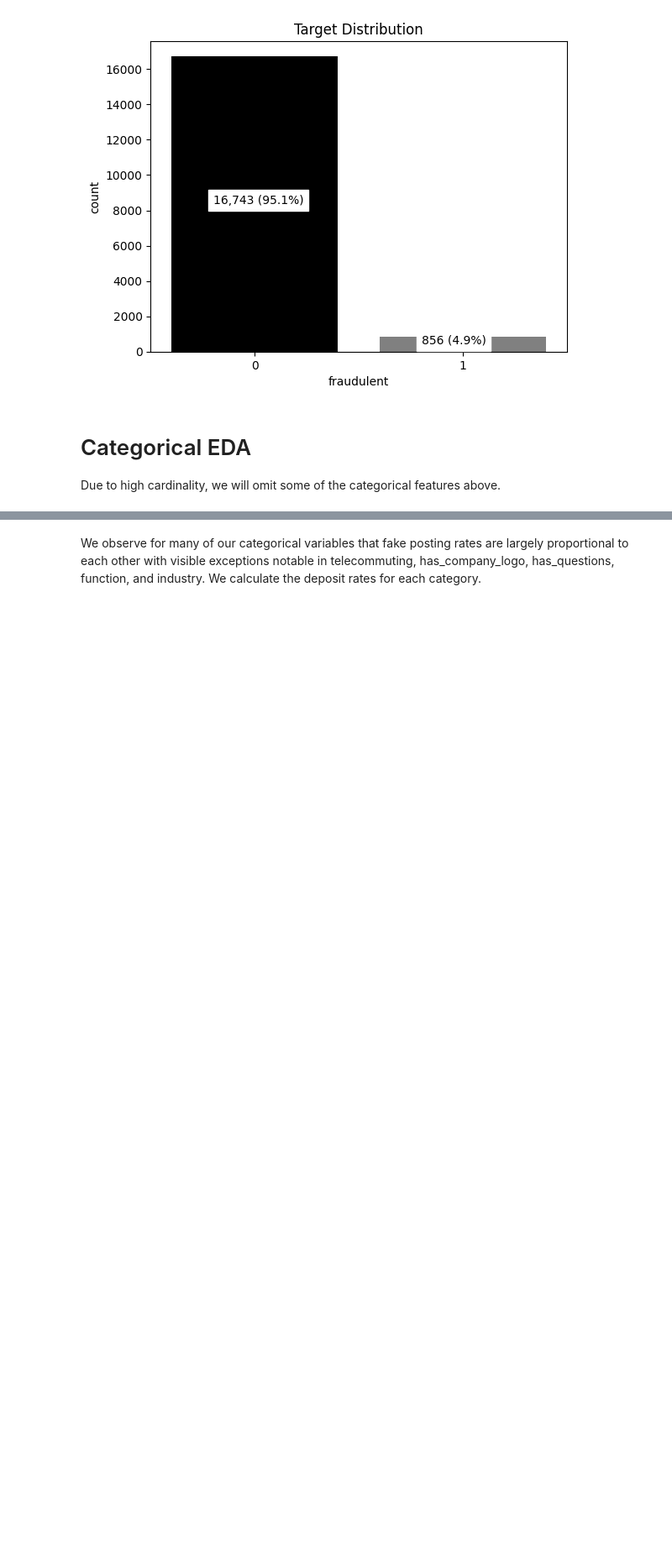
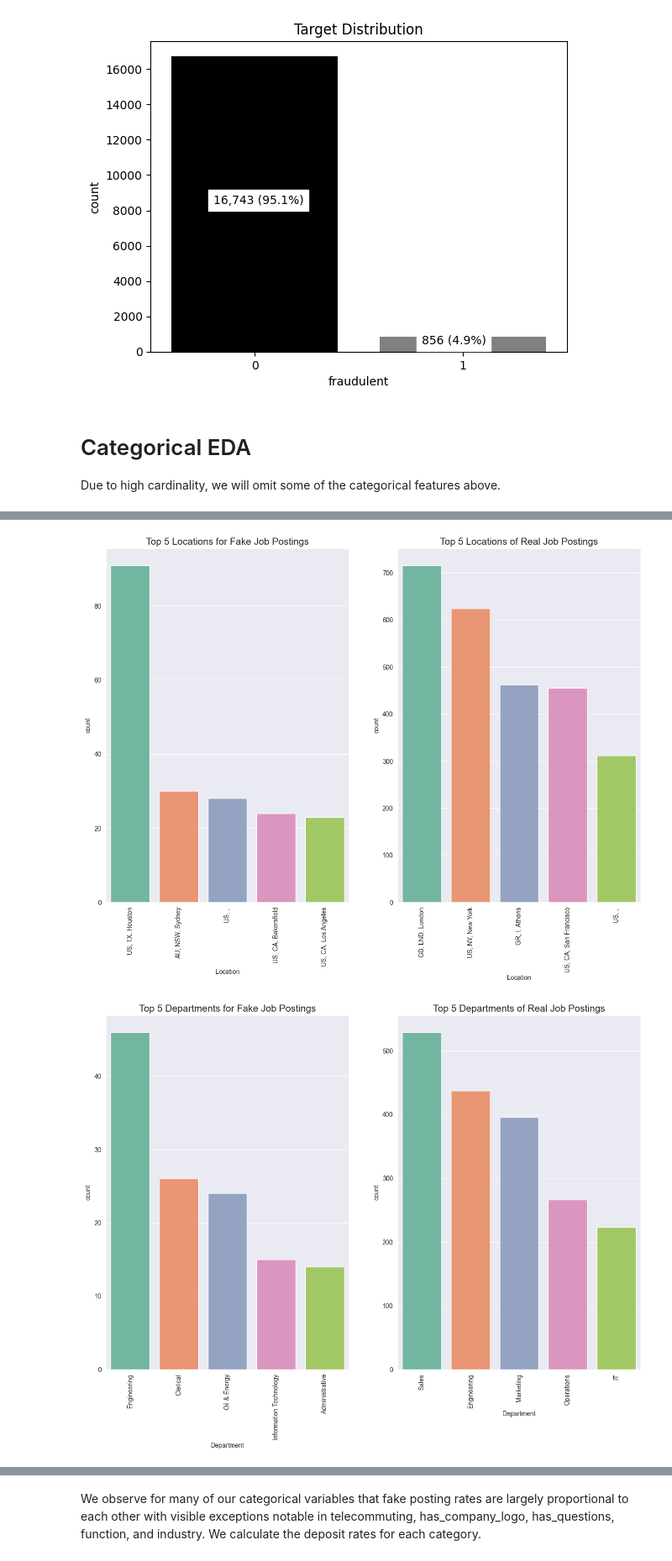
Before and after one commit to ADS-599-Team-2-Capstone/ADS-599-Capstone, a Jupyter notebook: Code Library Folder/ADS-599_Team-2_Data-Exploration-ZAF.ipynb, the cells around one changed output, grey strips where cells are left out. Shown at 84% size. Drawn from its saved outputs; the diff is of its cells as text; code cells hidden in the pictures; blank space fills up the shorter version.

```diff
--- a/Code Library Folder/ADS-599_Team-2_Data-Exploration-ZAF.ipynb
+++ b/Code Library Folder/ADS-599_Team-2_Data-Exploration-ZAF.ipynb
@@ -389,0 +405,26 @@ for col in cat_vars:
+# %%
+fakejobs = dd_raw_df[dd_raw_df["fraudulent"]==1]
+realjobs = dd_raw_df[dd_raw_df["fraudulent"]==0]
+colors = sns.color_palette('Set2')[0:10]
+
+cols = ["location","department","salary_range","employment_type",
+"required_experience","required_education","industry","function",
+"telecommuting","has_company_logo","has_questions"]
+
+sns.set_style('darkgrid')
+for n, col in enumerate(cols):
+    fig, ax = plt.subplots(1,2,figsize=(15,10))
+    sns.countplot(x=col, data=fakejobs,palette='Set2',
+                order = fakejobs[col].value_counts()[:5].index,ax=ax[0])
+    ax[0].set_xticklabels(ax[0].get_xticklabels(), rotation=90)
+    sns.countplot(x=col, data=realjobs,palette='Set2',
+                order = realjobs[col].value_counts()[:5].index,ax=ax[1])
+    ax[1].set_xticklabels(ax[1].get_xticklabels(), rotation=90)
+    ax[0].set_title(f"Top 5 {' '.join(col.split('_')).title()}s for Fake Job Postings",fontsize=15)
+    ax[1].set_title(f"Top 5 {' '.join(col.split('_')).title()}s of Real Job Postings",fontsize=15)
+    ax[0].set_xlabel(' '.join(col.split('_')).title())
+    ax[1].set_xlabel(' '.join(col.split('_')).title())
+    plt.show()
+# %% [output]
+[figure, added]
+[figure, added]
```
Also changed, not shown: parts of 4 cells of this notebook.
